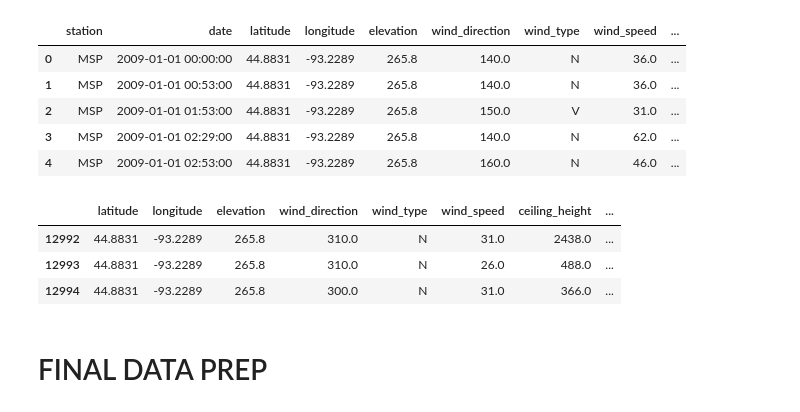
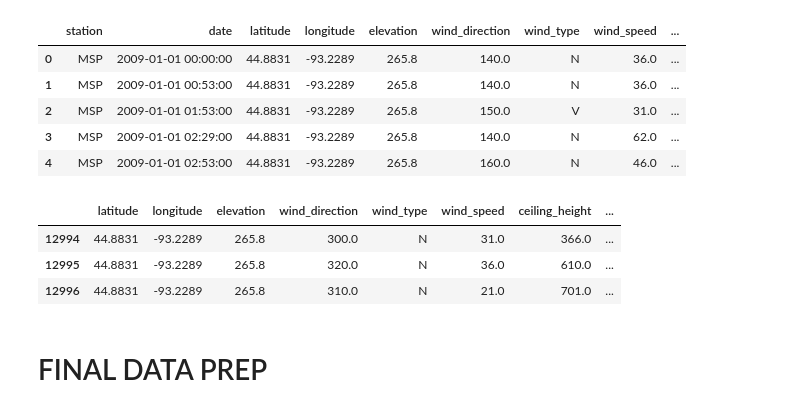
Before and after one commit to Nidhi-1506/Airline_Status_Prediction, a Jupyter notebook: ProcessingV2.ipynb, the cells around one changed output. Cells and saved outputs as stored; diff of their text form; code cells hidden in the pictures.

```diff
--- a/ProcessingV2.ipynb
+++ b/ProcessingV2.ipynb
@@ -168,41 +168,39 @@ def binary_search_nearest_rows(data, target_timestamp, num_neighbors=3):
 
     else:
         # Find the nearest timestamp
+        nearest_indices = []
         if high < 0:
-            nearest_indices = [low]
+            nearest_indices.append(low)
         elif low >= len(timestamps):
-            nearest_indices = [high]
-        elif abs(timestamps[low] - target_timestamp) < abs(timestamps[high] - target_timestamp):
-            nearest_indices = [low]
+            nearest_indices.append(high)
         else:
-            nearest_indices = [high]
+            if abs(timestamps[low] - target_timestamp) < abs(timestamps[high] - target_timestamp):
+                nearest_indices.append(low)
+            else:
+                nearest_indices.append(high)
 
-    # Find additional nearest timestamps on each side
-    i = 1
+    # Ensure we have enough neighbors
     while len(nearest_indices) < num_neighbors:
-        if (nearest_indices[0] - i) >= 0:
-            nearest_indices.insert(0, nearest_indices[0] - i)
-
-        if (nearest_indices[-1] + i) < len(timestamps):
-            nearest_indices.append(nearest_indices[-1] + i)
-
-        i += 1
+        if nearest_indices[0] - 1 >= 0:
+            nearest_indices.insert(0, nearest_indices[0] - 1)
+        else:
+            nearest_indices.append(nearest_indices[-1] + 1)
 
     # Extract the rows corresponding to the nearest timestamps
     nearest_rows = data_sorted.iloc[nearest_indices]
 
     return nearest_rows
 # %%
-binary_search_nearest_rows(weather1, 1262344800)[['latitude', 'longitude', 'elevation',
+binary_search_nearest_rows(weather1, 1262346720)[['latitude', 'longitude', 'elevation',
        'wind_direction', 'wind_type', 'wind_speed', 'ceiling_height',
        'ceiling_det_code', 'celing_CAVOK', 'visibility_dist',
        'visibility_variability', 'air_temparature', 'dew_point_temparature',
-       'sea_level_pressure']]
+       'sea_level_pressure', 'UNIX_TIMESTAMP']]
 # %% [output]
 |  | latitude | longitude | elevation | wind_direction | wind_type | wind_speed | ceiling_height | ... |
-| 12992 | 44.8831 | -93.2289 | 265.8 | 310.0 | N | 31.0 | 2438.0 | ... |
-| 12993 | 44.8831 | -93.2289 | 265.8 | 310.0 | N | 26.0 | 488.0 | ... |
 | 12994 | 44.8831 | -93.2289 | 265.8 | 300.0 | N | 31.0 | 366.0 | ... |
+| 12995 | 44.8831 | -93.2289 | 265.8 | 320.0 | N | 36.0 | 610.0 | ... |
+| 12996 | 44.8831 | -93.2289 | 265.8 | 310.0 | N | 21.0 | 701.0 | ... |
 # %% [markdown]
 # FINAL DATA PREP
 # %%
```
Also changed, not shown: parts of 8 cells of this notebook, 14 other files.
